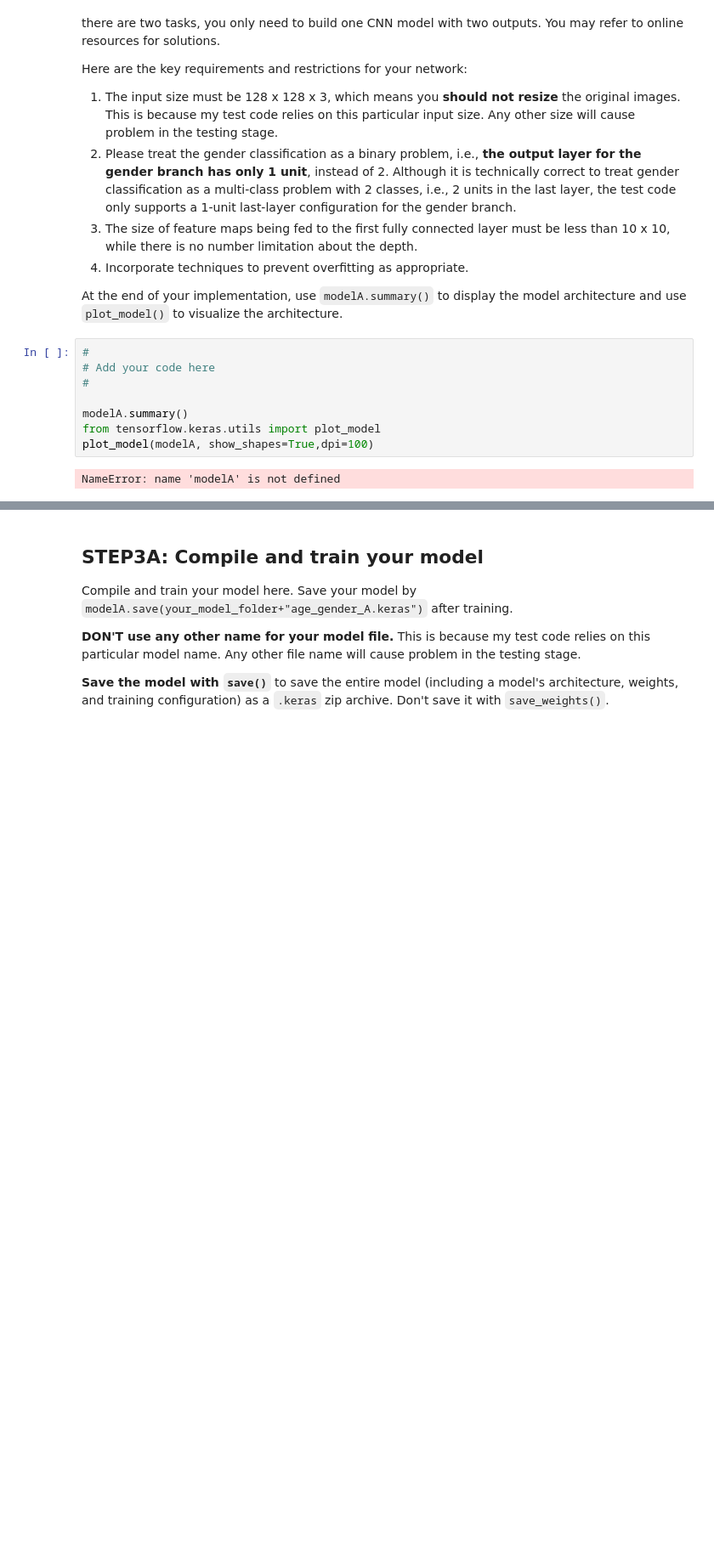
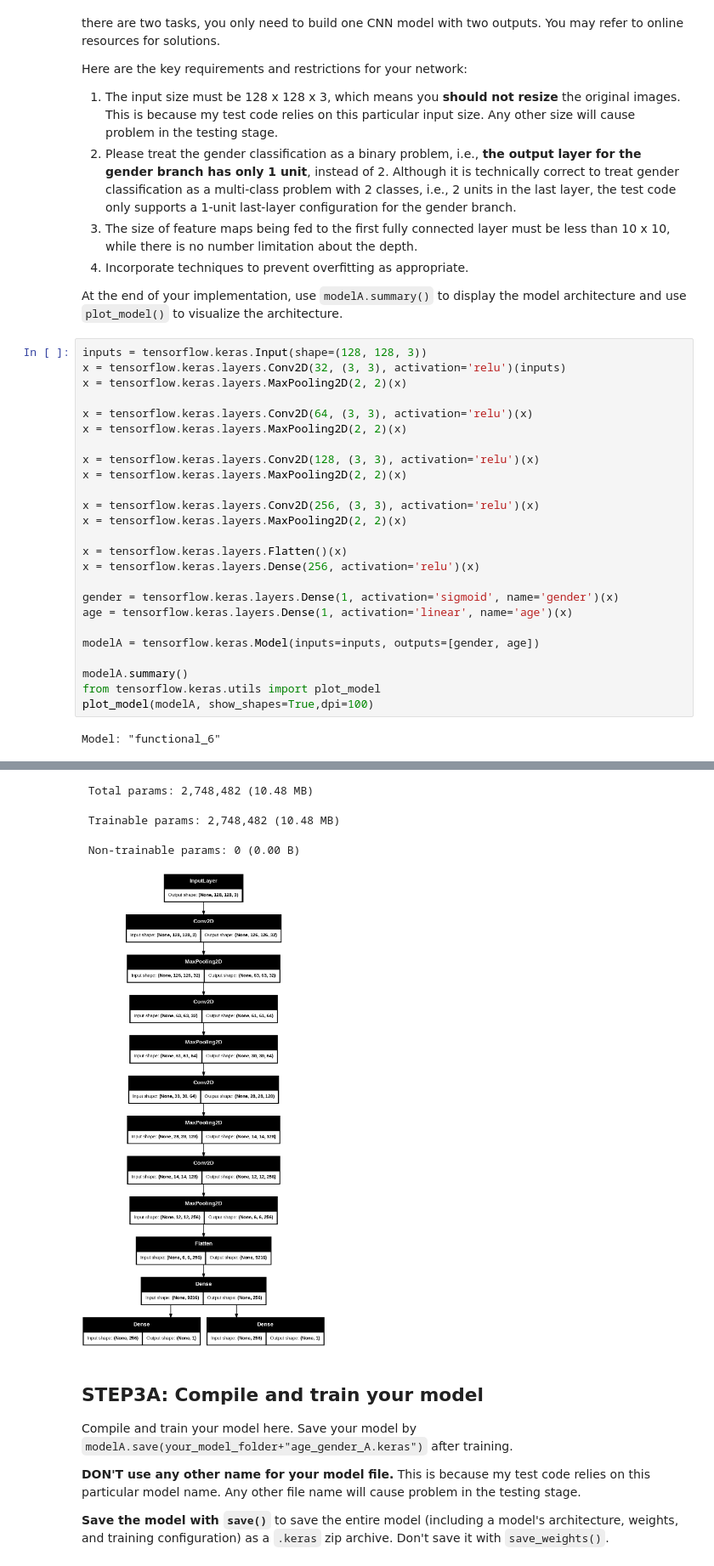
Before and after one commit to JoseONunes/AgeAndGenderCoursework, a Jupyter notebook: age_gender_submit.ipynb, the cells around one changed output, grey strips where cells are left out. Shown at 85% size. Drawn from its saved outputs; the diff is of its cells as text; blank space fills up the shorter version.

```diff
--- a/age_gender_submit.ipynb
+++ b/age_gender_submit.ipynb
@@ -167,13 +162,30 @@ Here are the key requirements and restrictions for your network:
 4.	Incorporate techniques to prevent overfitting as appropriate.
 
 At the end of your implementation, use `modelA.summary()` to display the model architecture and use `plot_model()` to visualize the architecture.
-# %%
-#
-# Add your code here
-#
-
-modelA.summary()
-from tensorflow.keras.utils import plot_model
-plot_model(modelA, show_shapes=True,dpi=100)
-# %% [output]
-NameError: name 'modelA' is not defined
+# %%
+inputs = tensorflow.keras.Input(shape=(128, 128, 3))
+x = tensorflow.keras.layers.Conv2D(32, (3, 3), activation='relu')(inputs)
+x = tensorflow.keras.layers.MaxPooling2D(2, 2)(x)
+
+x = tensorflow.keras.layers.Conv2D(64, (3, 3), activation='relu')(x)
+x = tensorflow.keras.layers.MaxPooling2D(2, 2)(x)
+
+x = tensorflow.keras.layers.Conv2D(128, (3, 3), activation='relu')(x)
+x = tensorflow.keras.layers.MaxPooling2D(2, 2)(x)
+
+x = tensorflow.keras.layers.Conv2D(256, (3, 3), activation='relu')(x)
+x = tensorflow.keras.layers.MaxPooling2D(2, 2)(x)
+
+x = tensorflow.keras.layers.Flatten()(x)
+x = tensorflow.keras.layers.Dense(256, activation='relu')(x)
+
+gender = tensorflow.keras.layers.Dense(1, activation='sigmoid', name='gender')(x)
+age = tensorflow.keras.layers.Dense(1, activation='linear', name='age')(x)
+
+modelA = tensorflow.keras.Model(inputs=inputs, outputs=[gender, age])
+
+modelA.summary()
+from tensorflow.keras.utils import plot_model
+plot_model(modelA, show_shapes=True,dpi=100)
+# %% [output]
+Model: "functional_6"
@@ -180,3 +209,7 @@ NameError: name 'modelA' is not defined
+ Total params: 2,748,482 (10.48 MB)
+ Trainable params: 2,748,482 (10.48 MB)
+ Non-trainable params: 0 (0.00 B)
+[figure, added]
 # %% [markdown]
 ## STEP3A: Compile and train your model
 Compile and train your model here.
```
Also changed, not shown: parts of 8 cells of this notebook.
